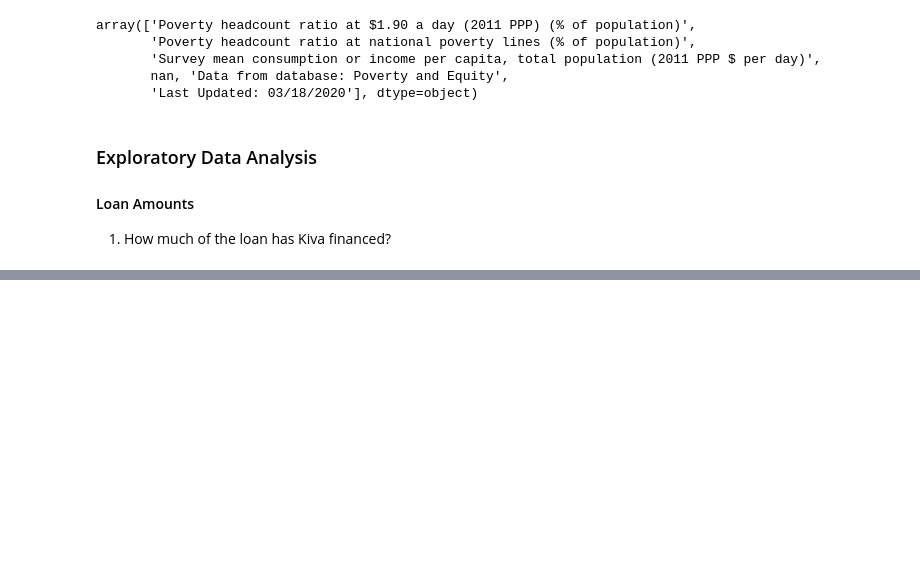
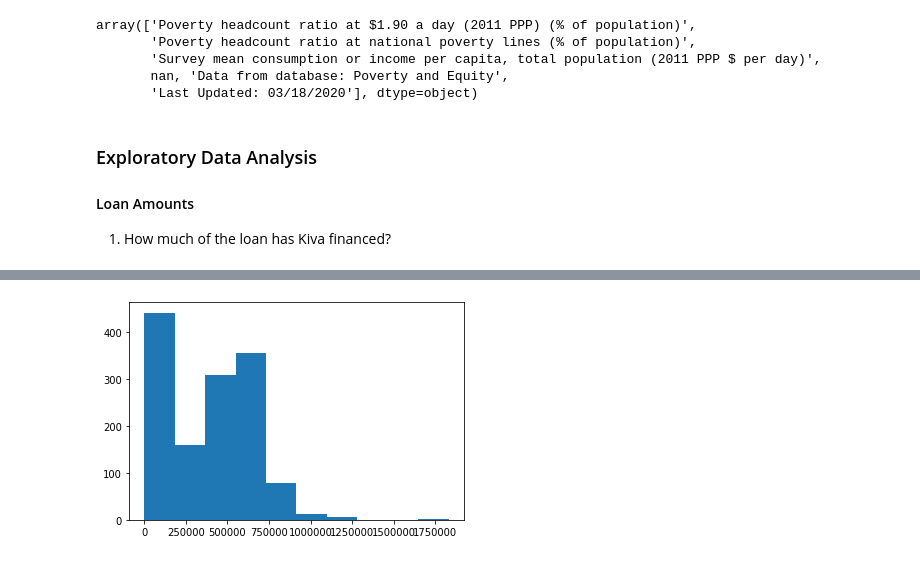
Before and after one commit to masterpython4ds/assignment-1-CeeThinwa, a Jupyter notebook: KIVA Analysis.ipynb, the cells around one changed output, grey strips where cells are left out. Drawn from its saved outputs; the diff is of its cells as text; code cells hidden in the pictures; blank space fills up the shorter version.

```diff
--- a/KIVA Analysis.ipynb
+++ b/KIVA Analysis.ipynb
@@ -214,0 +255,7 @@ plt.show()
+# %%
+# plot daily amounts distribution
+fig, ax = plt.subplots()
+ax.hist(tab1['funded_amount'])
+plt.show()
+# %% [output]
+[figure, added]
```
Also changed, not shown: parts of 6 cells of this notebook.
